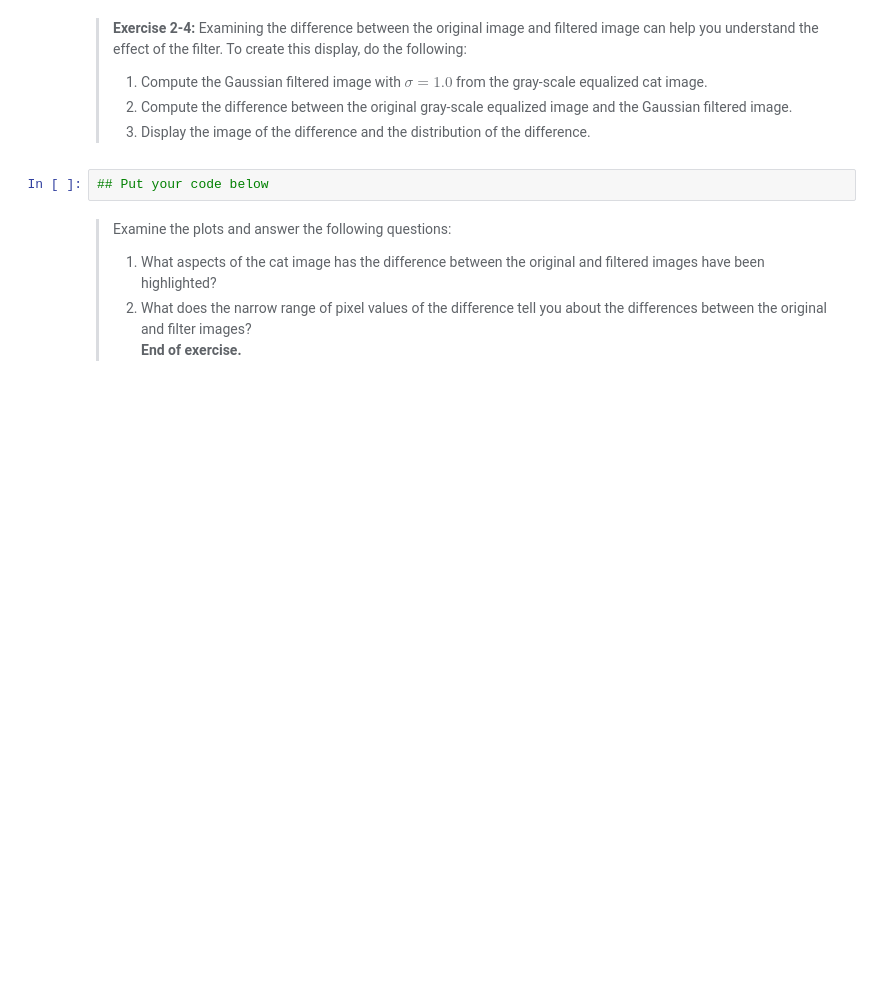
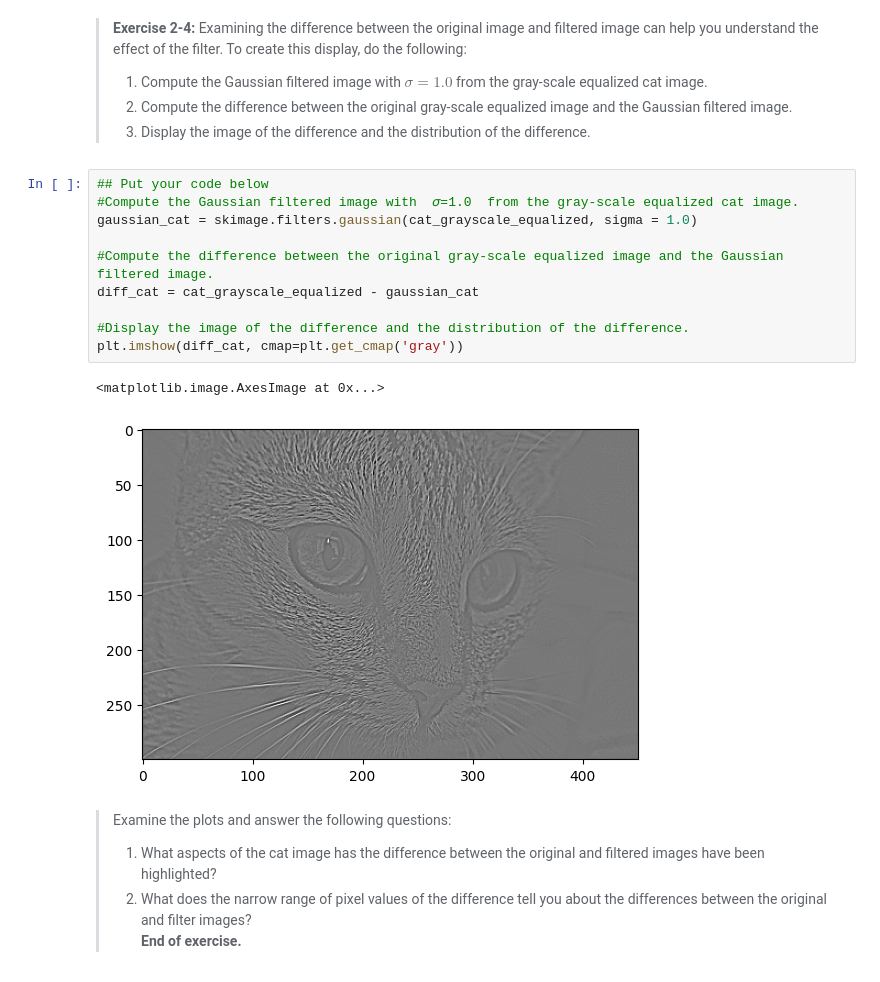
Before and after one commit to StephenElston/CSCI-E25, a Jupyter notebook: Labs/2_FilteringImages.ipynb, the cells around one changed output. Drawn from its saved outputs; the diff is of its cells as text; blank space fills up the shorter version.

```diff
--- a/Labs/2_FilteringImages.ipynb
+++ b/Labs/2_FilteringImages.ipynb
@@ -374,6 +383,17 @@ ax = ax.flatten()
 > 3. Display the image of the difference and the distribution of the difference.
 # %%
 ## Put your code below
+#Compute the Gaussian filtered image with  𝜎=1.0  from the gray-scale equalized cat image.
+gaussian_cat = skimage.filters.gaussian(cat_grayscale_equalized, sigma = 1.0)
+
+#Compute the difference between the original gray-scale equalized image and the Gaussian filtered image.
+diff_cat = cat_grayscale_equalized - gaussian_cat
+
+#Display the image of the difference and the distribution of the difference.
+plt.imshow(diff_cat, cmap=plt.get_cmap('gray'))
+# %% [output]
+<matplotlib.image.AxesImage at 0x...>
+[figure, added]
 # %% [markdown]
 > Examine the plots and answer the following questions:
 > 1. What aspects of the cat image has the difference between the original and filtered images have been highlighted?
```
Also changed, not shown: parts of 2 cells of this notebook.
